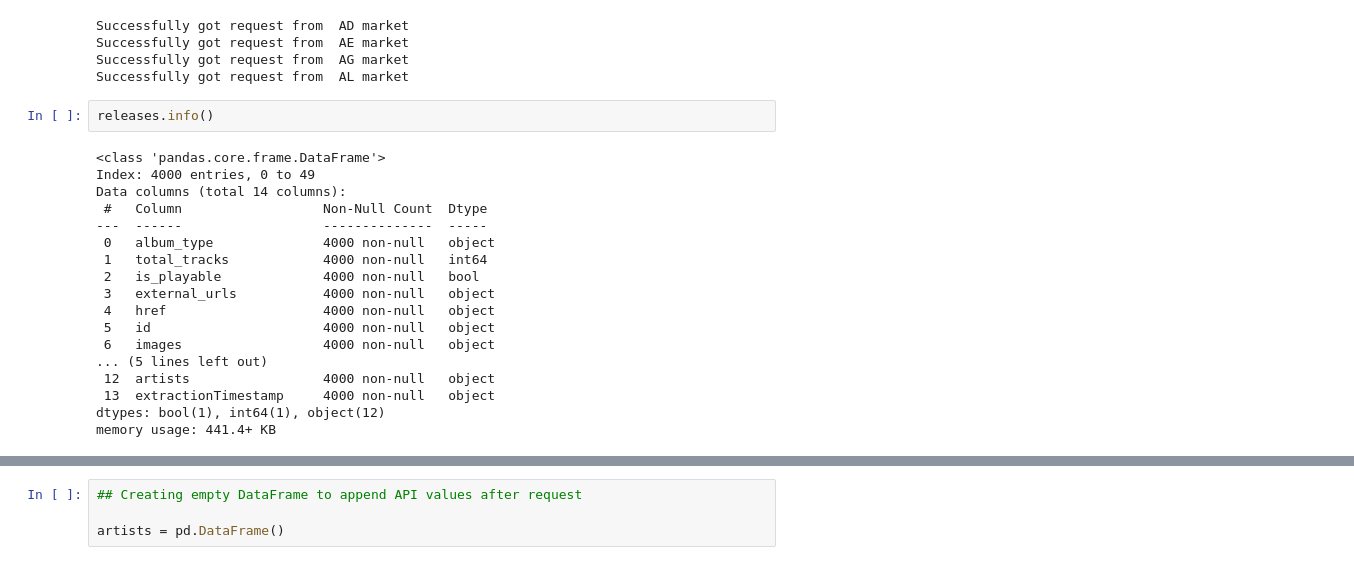
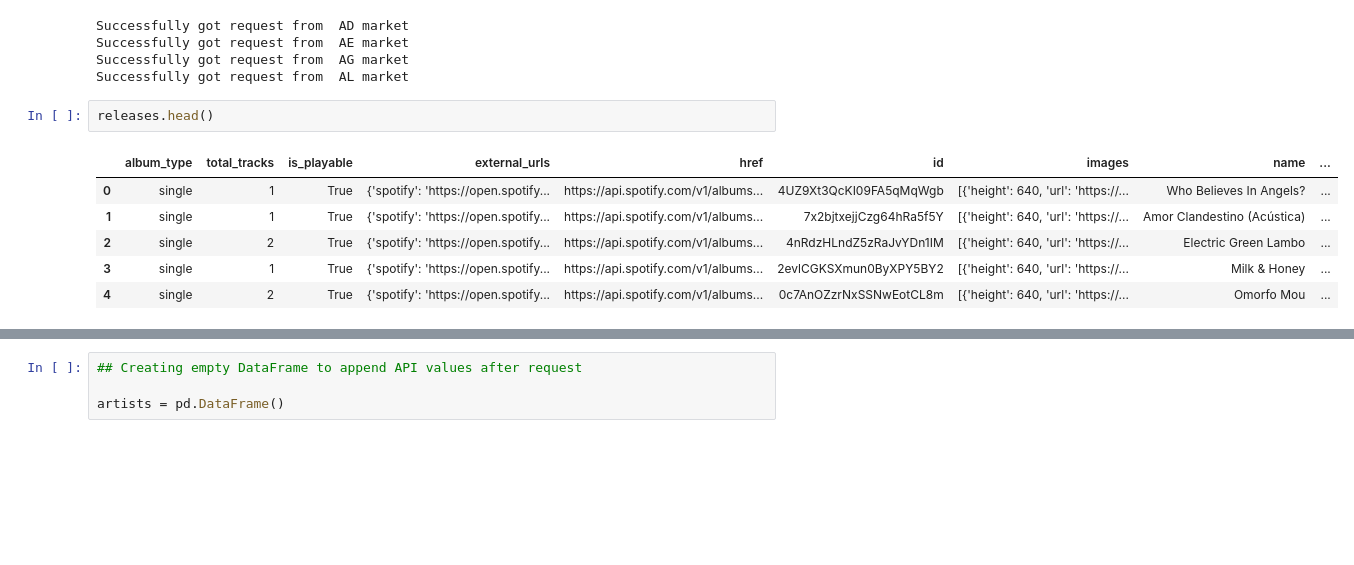
Before and after one commit to julianasampar/pyprojects, a Jupyter notebook: pipelines/spotify_api_v0/exploratory_nb_spotify_api_test.ipynb, the cells around one changed output, grey strips where cells are left out. Saved outputs shown, nothing was run; the diff lists cells and outputs as text; blank space fills up the shorter version.

Commit message:
treat releases df better

```diff
--- a/pipelines/spotify_api_v0/exploratory_nb_spotify_api_test.ipynb
+++ b/pipelines/spotify_api_v0/exploratory_nb_spotify_api_test.ipynb
@@ -82,22 +82,11 @@ Successfully got request from  AE market
 Successfully got request from  AG market
 Successfully got request from  AL market
 # %%
-releases.info()
+releases.head()
 # %% [output]
-<class 'pandas.core.frame.DataFrame'>
-Index: 4000 entries, 0 to 49
-Data columns (total 14 columns):
- #   Column                  Non-Null Count  Dtype
----  ------                  --------------  -----
- 0   album_type              4000 non-null   object
- 1   total_tracks            4000 non-null   int64
- 2   is_playable             4000 non-null   bool
- 3   external_urls           4000 non-null   object
- 4   href                    4000 non-null   object
- 5   id                      4000 non-null   object
- 6   images                  4000 non-null   object
-... (5 lines left out)
- 12  artists                 4000 non-null   object
- 13  extractionTimestamp     4000 non-null   object
-dtypes: bool(1), int64(1), object(12)
-memory usage: 441.4+ KB
+|  | album_type | total_tracks | is_playable | external_urls | href | id | images | name | ... |
+| 0 | single | 1 | True | {'spotify': 'https://open.spotify... | https://api.spotify.com/v1/albums... | 4UZ9Xt3QcKI09FA5qMqWgb | [{'height': 640, 'url': 'https://... | Who Believes In Angels? | ... |
+| 1 | single | 1 | True | {'spotify': 'https://open.spotify... | https://api.spotify.com/v1/albums... | 7x2bjtxejjCzg64hRa5f5Y | [{'height': 640, 'url': 'https://... | Amor Clandestino (Acústica) | ... |
+| 2 | single | 2 | True | {'spotify': 'https://open.spotify... | https://api.spotify.com/v1/albums... | 4nRdzHLndZ5zRaJvYDn1IM | [{'height': 640, 'url': 'https://... | Electric Green Lambo | ... |
+| 3 | single | 1 | True | {'spotify': 'https://open.spotify... | https://api.spotify.com/v1/albums... | 2evlCGKSXmun0ByXPY5BY2 | [{'height': 640, 'url': 'https://... | Milk & Honey | ... |
+| 4 | single | 2 | True | {'spotify': 'https://open.spotify... | https://api.spotify.com/v1/albums... | 0c7AnOZzrNxSSNwEotCL8m | [{'height': 640, 'url': 'https://... | Omorfo Mou | ... |
```
Also changed, not shown: parts of 7 cells of this notebook.
